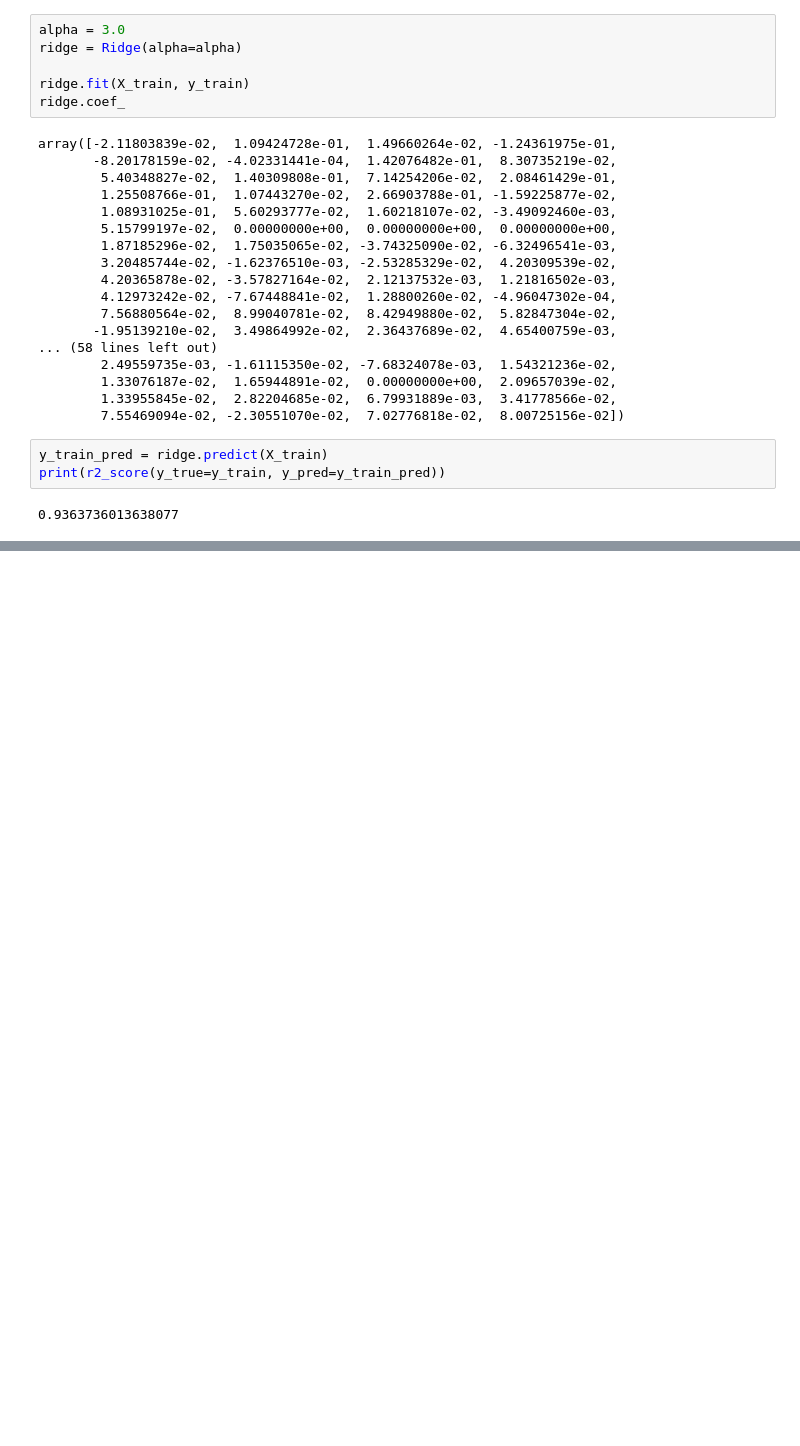
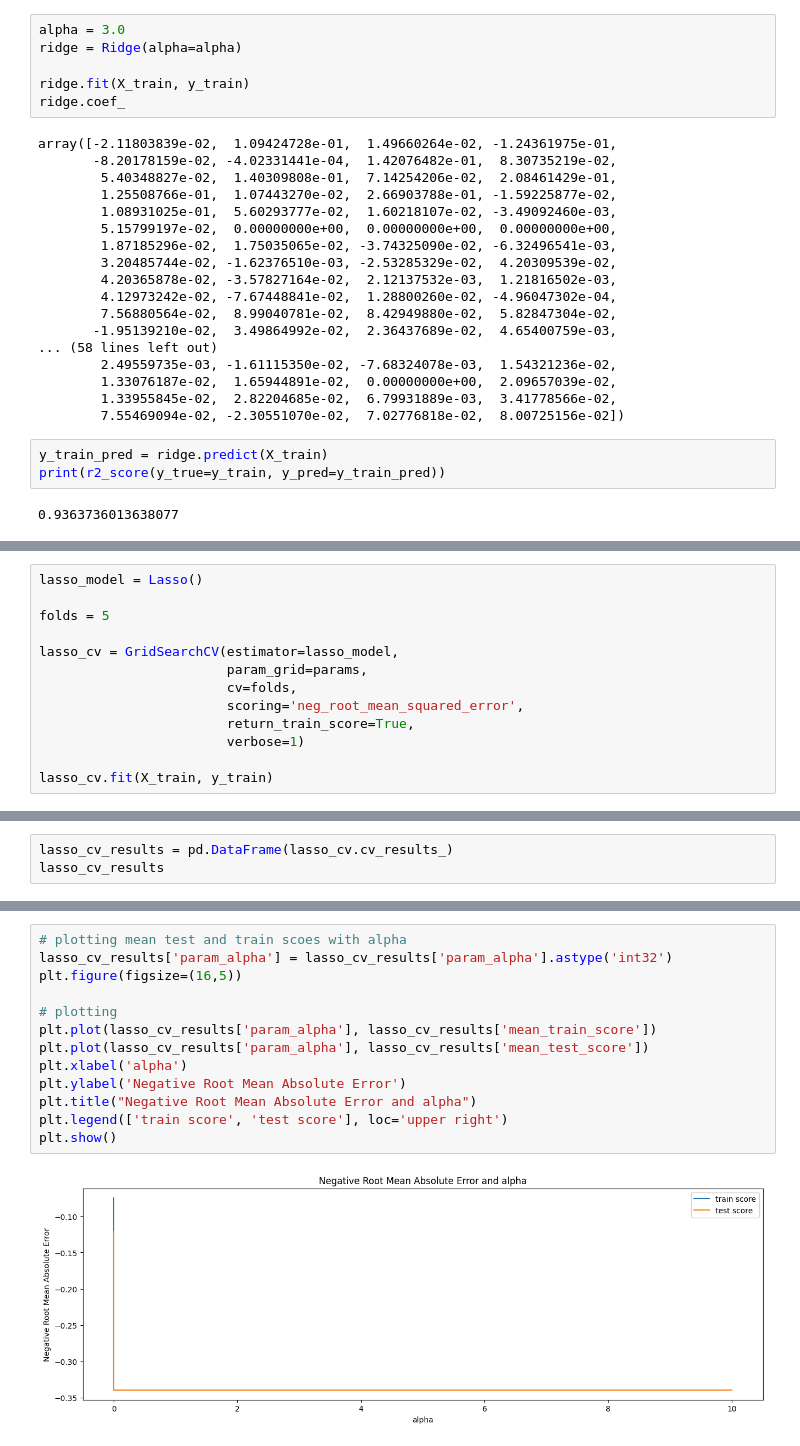
Before and after one commit to ranpariyachetan/advancedregression-assignment, a Jupyter notebook: House_Price_Assignment.ipynb, the cells around one changed output, grey strips where cells are left out. Drawn from its saved outputs; the diff is of its cells as text; blank space fills up the shorter version.

Commit message:
Build Lasso Model.

```diff
--- a/House_Price_Assignment.ipynb
+++ b/House_Price_Assignment.ipynb
@@ -690,0 +693,13 @@ print(r2_score(y_true=y_train, y_pred=y_train_pred))
+# %%
+lasso_model = Lasso()
+
+folds = 5
+
+lasso_cv = GridSearchCV(estimator=lasso_model,
+                        param_grid=params,
+                        cv=folds,
+                        scoring='neg_root_mean_squared_error',
+                        return_train_score=True,
+                        verbose=1)
+
+lasso_cv.fit(X_train, y_train)
@@ -690,0 +720,3 @@ print(r2_score(y_true=y_train, y_pred=y_train_pred))
+# %%
+lasso_cv_results = pd.DataFrame(lasso_cv.cv_results_)
+lasso_cv_results
@@ -690,0 +742,15 @@ print(r2_score(y_true=y_train, y_pred=y_train_pred))
+# %%
+# plotting mean test and train scoes with alpha
+lasso_cv_results['param_alpha'] = lasso_cv_results['param_alpha'].astype('int32')
+plt.figure(figsize=(16,5))
+
+# plotting
+plt.plot(lasso_cv_results['param_alpha'], lasso_cv_results['mean_train_score'])
+plt.plot(lasso_cv_results['param_alpha'], lasso_cv_results['mean_test_score'])
+plt.xlabel('alpha')
+plt.ylabel('Negative Root Mean Absolute Error')
+plt.title("Negative Root Mean Absolute Error and alpha")
+plt.legend(['train score', 'test score'], loc='upper right')
+plt.show()
+# %% [output]
+[figure, added]
```
Also changed, not shown: parts of 10 cells of this notebook.
